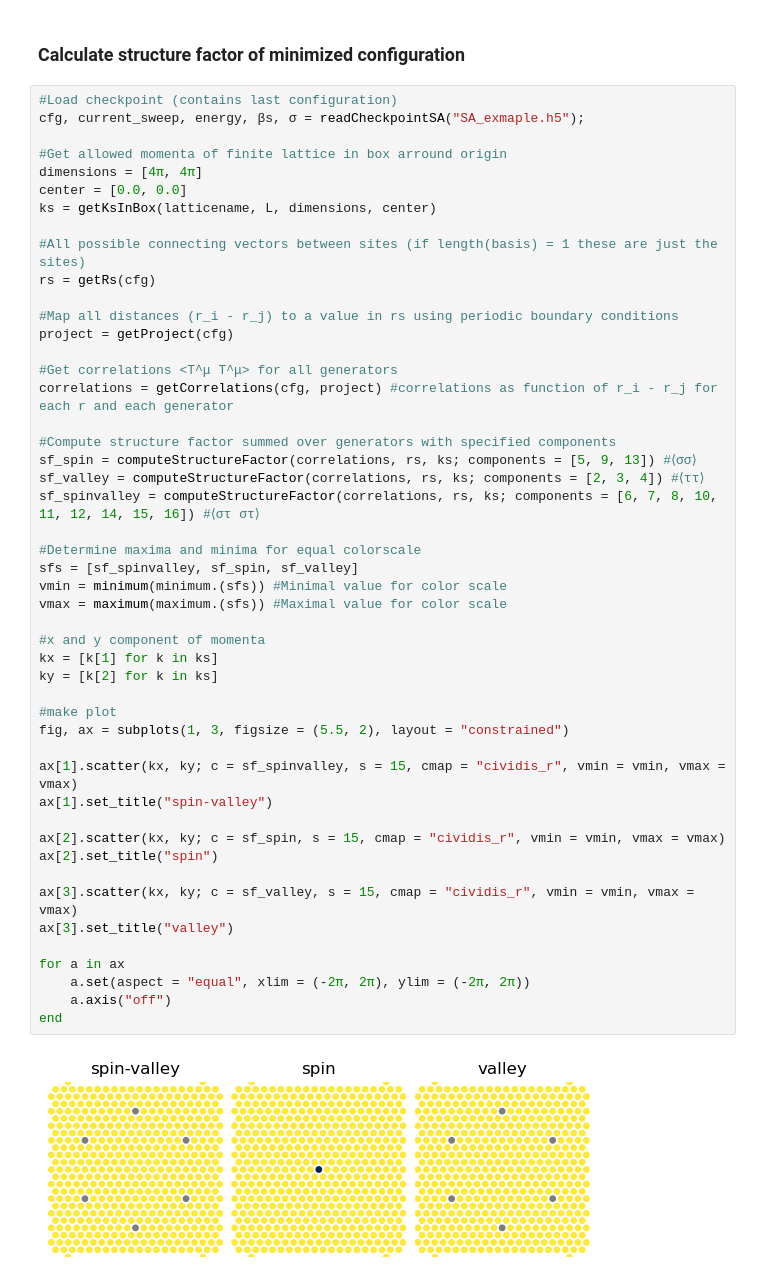
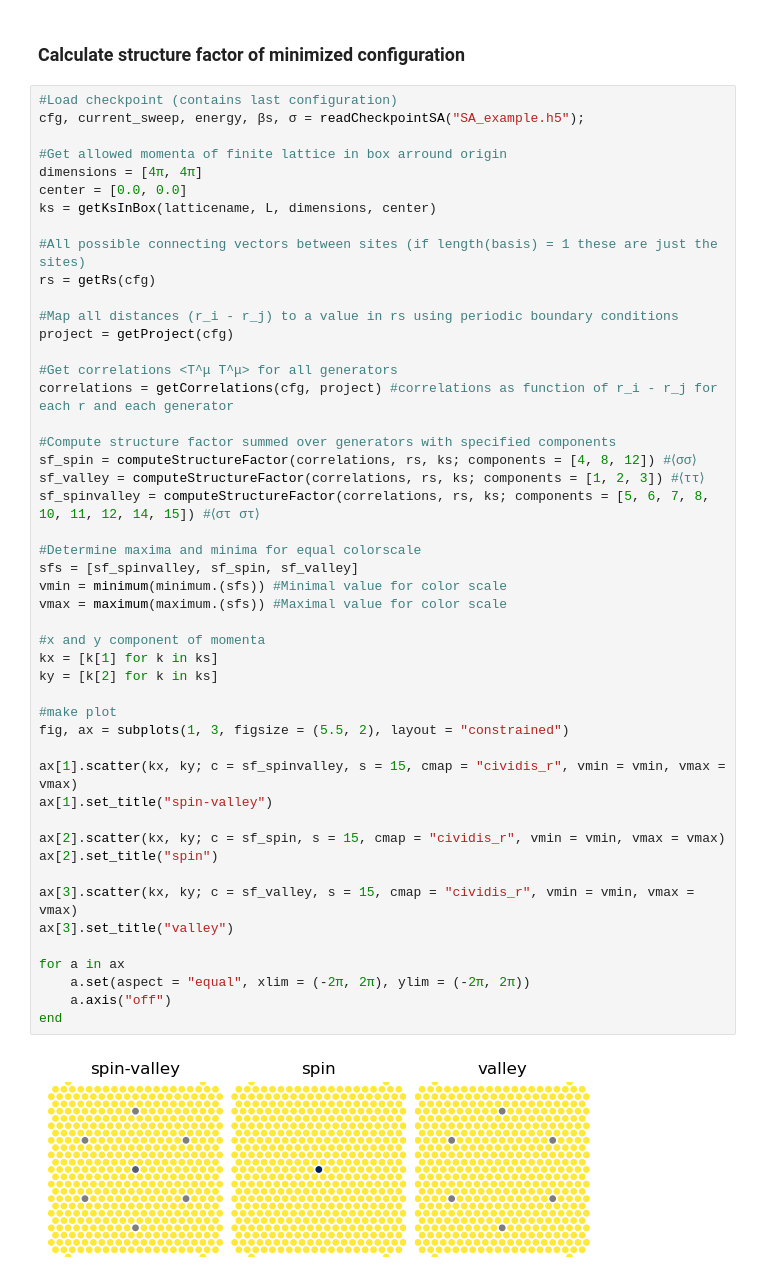
Before and after one commit to lgresista/SemiClassicalMC.jl, a Jupyter notebook: doc/examples.ipynb, the cells around one changed output. Drawn from its saved outputs; the diff is of its cells as text.

```diff
--- a/doc/examples.ipynb
+++ b/doc/examples.ipynb
@@ -323,7 +331,7 @@ SA_exmaple.h5: Finished calculation.
 ### Calculate structure factor of minimized configuration
 # %%
 #Load checkpoint (contains last configuration)
-cfg, current_sweep, energy, βs, σ = readCheckpointSA("SA_exmaple.h5");
+cfg, current_sweep, energy, βs, σ = readCheckpointSA("SA_example.h5");
 
 #Get allowed momenta of finite lattice in box arround origin
 dimensions = [4π, 4π]
@@ -340,34 +348,34 @@ project = getProject(cfg)
 correlations = getCorrelations(cfg, project) #correlations as function of r_i - r_j for each r and each generator
 
 #Compute structure factor summed over generators with specified components
-sf_spin = computeStructureFactor(correlations, rs, ks; components = [5, 9, 13]) #⟨σσ⟩
-sf_valley = computeStructureFactor(correlations, rs, ks; components = [2, 3, 4]) #⟨ττ⟩
-sf_spinvalley = computeStructureFactor(correlations, rs, ks; components = [6, 7, 8, 10, 11, 12, 14, 15, 16]) #⟨στ στ⟩
+sf_spin = computeStructureFactor(correlations, rs, ks; components = [4, 8, 12]) #⟨σσ⟩
+sf_valley = computeStructureFactor(correlations, rs, ks; components = [1, 2, 3]) #⟨ττ⟩
+sf_spinvalley = computeStructureFactor(correlations, rs, ks; components = [5, 6, 7, 8, 10, 11, 12, 14, 15]) #⟨στ στ⟩
 
 #Determine maxima and minima for equal colorscale
 sfs = [sf_spinvalley, sf_spin, sf_valley]
 vmin = minimum(minimum.(sfs)) #Minimal value for color scale
 vmax = maximum(maximum.(sfs)) #Maximal value for color scale
 
 #x and y component of momenta
 kx = [k[1] for k in ks]
 ky = [k[2] for k in ks]
 
 #make plot
 fig, ax = subplots(1, 3, figsize = (5.5, 2), layout = "constrained")
 
 ax[1].scatter(kx, ky; c = sf_spinvalley, s = 15, cmap = "cividis_r", vmin = vmin, vmax = vmax)
 ax[1].set_title("spin-valley")
 
 ax[2].scatter(kx, ky; c = sf_spin, s = 15, cmap = "cividis_r", vmin = vmin, vmax = vmax)
 ax[2].set_title("spin")
 
 ax[3].scatter(kx, ky; c = sf_valley, s = 15, cmap = "cividis_r", vmin = vmin, vmax = vmax)
 ax[3].set_title("valley")
 
 for a in ax
     a.set(aspect = "equal", xlim = (-2π, 2π), ylim = (-2π, 2π))
     a.axis("off")
 end
 # %% [output]
-[figure, old version]
+[figure, new version]
```
Also changed, not shown: parts of 11 cells of this notebook, 10 other files.
